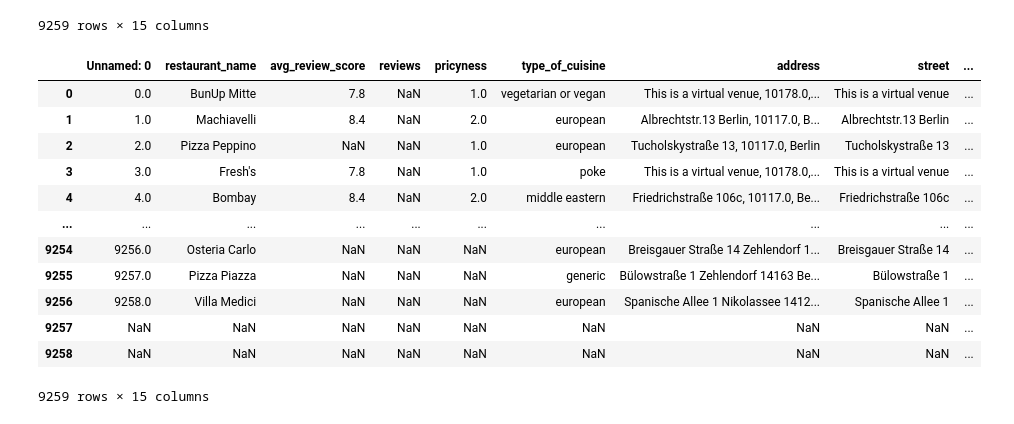
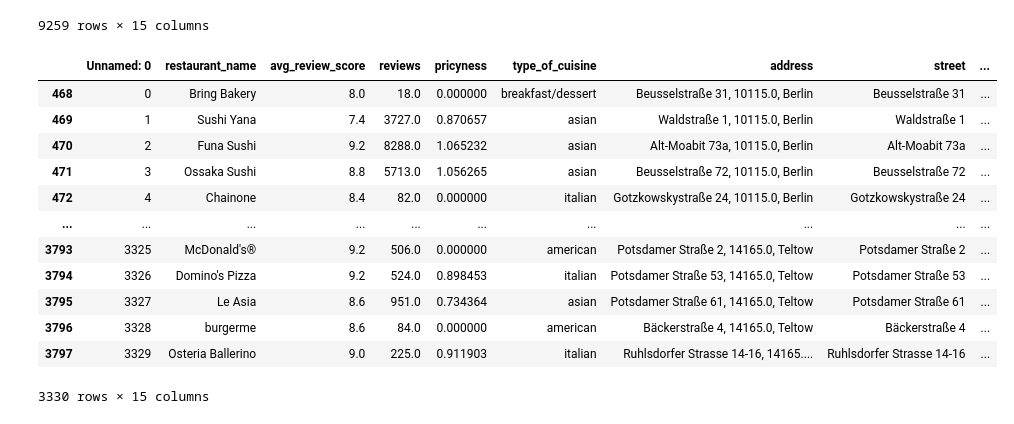
Before and after one commit to ayelenklas/geotracker, a Jupyter notebook: notebooks/castoldie_sketch.ipynb, the cells around one changed output. Cells and saved outputs as stored; diff of their text form; code cells hidden in the pictures.

```diff
--- a/notebooks/castoldie_sketch.ipynb
+++ b/notebooks/castoldie_sketch.ipynb
@@ -168,19 +168,23 @@ df2
 9259 rows × 15 columns
 # %%
 df2.to_csv("../geotracker/data/all_data_1.csv", index=True, header=True, encoding="utf-8-sig")
-# %%
-df2
-# %% [output]
-|  | Unnamed: 0 | restaurant_name | avg_review_score | reviews | pricyness | type_of_cuisine | address | street | ... |
-| 0 | 0.0 | BunUp Mitte | 7.8 | NaN | 1.0 | vegetarian or vegan | This is a virtual venue, 10178.0,... | This is a virtual venue | ... |
-| 1 | 1.0 | Machiavelli | 8.4 | NaN | 2.0 | european | Albrechtstr.13 Berlin, 10117.0, B... | Albrechtstr.13 Berlin | ... |
-| 2 | 2.0 | Pizza Peppino | NaN | NaN | 1.0 | european | Tucholskystraße 13, 10117.0, Berlin | Tucholskystraße 13 | ... |
-| 3 | 3.0 | Fresh's | 7.8 | NaN | 1.0 | poke | This is a virtual venue, 10178.0,... | This is a virtual venue | ... |
-| 4 | 4.0 | Bombay | 8.4 | NaN | 2.0 | middle eastern | Friedrichstraße 106c, 10117.0, Be... | Friedrichstraße 106c | ... |
-| ... | ... | ... | ... | ... | ... | ... | ... | ... | ... |
-| 9254 | 9256.0 | Osteria Carlo | NaN | NaN | NaN | european | Breisgauer Straße 14 Zehlendorf 1... | Breisgauer Straße 14 | ... |
-| 9255 | 9257.0 | Pizza Piazza | NaN | NaN | NaN | generic | Bülowstraße 1 Zehlendorf 14163 Be... | Bülowstraße 1 | ... |
-| 9256 | 9258.0 | Villa Medici | NaN | NaN | NaN | european | Spanische Allee 1 Nikolassee 1412... | Spanische Allee 1 | ... |
-| 9257 | NaN | NaN | NaN | NaN | NaN | NaN | NaN | NaN | ... |
-| 9258 | NaN | NaN | NaN | NaN | NaN | NaN | NaN | NaN | ... |
-9259 rows × 15 columns
+# %%
+df2 = pd.read_csv("../geotracker/data/all_data_1.csv")
+toremove = df2[df.latitude.isnull() & df.longitude.isnull()].index.tolist()
+df2 = df.drop(labels=toremove)
+# %%
+df2[df2.database == "lieferando"]
+# %% [output]
+|  | Unnamed: 0 | restaurant_name | avg_review_score | reviews | pricyness | type_of_cuisine | address | street | ... |
+| 468 | 0 | Bring Bakery | 8.0 | 18.0 | 0.000000 | breakfast/dessert | Beusselstraße 31, 10115.0, Berlin | Beusselstraße 31 | ... |
+| 469 | 1 | Sushi Yana | 7.4 | 3727.0 | 0.870657 | asian | Waldstraße 1, 10115.0, Berlin | Waldstraße 1 | ... |
+| 470 | 2 | Funa Sushi | 9.2 | 8288.0 | 1.065232 | asian | Alt-Moabit 73a, 10115.0, Berlin | Alt-Moabit 73a | ... |
+| 471 | 3 | Ossaka Sushi | 8.8 | 5713.0 | 1.056265 | asian | Beusselstraße 72, 10115.0, Berlin | Beusselstraße 72 | ... |
+| 472 | 4 | Chainone | 8.4 | 82.0 | 0.000000 | italian | Gotzkowskystraße 24, 10115.0, Berlin | Gotzkowskystraße 24 | ... |
+| ... | ... | ... | ... | ... | ... | ... | ... | ... | ... |
+| 3793 | 3325 | McDonald's® | 9.2 | 506.0 | 0.000000 | american | Potsdamer Straße 2, 14165.0, Teltow | Potsdamer Straße 2 | ... |
+| 3794 | 3326 | Domino's Pizza | 9.2 | 524.0 | 0.898453 | italian | Potsdamer Straße 53, 14165.0, Teltow | Potsdamer Straße 53 | ... |
+| 3795 | 3327 | Le Asia | 8.6 | 951.0 | 0.734364 | asian | Potsdamer Straße 61, 14165.0, Teltow | Potsdamer Straße 61 | ... |
+| 3796 | 3328 | burgerme | 8.6 | 84.0 | 0.000000 | american | Bäckerstraße 4, 14165.0, Teltow | Bäckerstraße 4 | ... |
+| 3797 | 3329 | Osteria Ballerino | 9.0 | 225.0 | 0.911903 | italian | Ruhlsdorfer Strasse 14-16, 14165.... | Ruhlsdorfer Strasse 14-16 | ... |
+3330 rows × 15 columns
```
Also changed, not shown: parts of 3 cells of this notebook, 3 other files.
